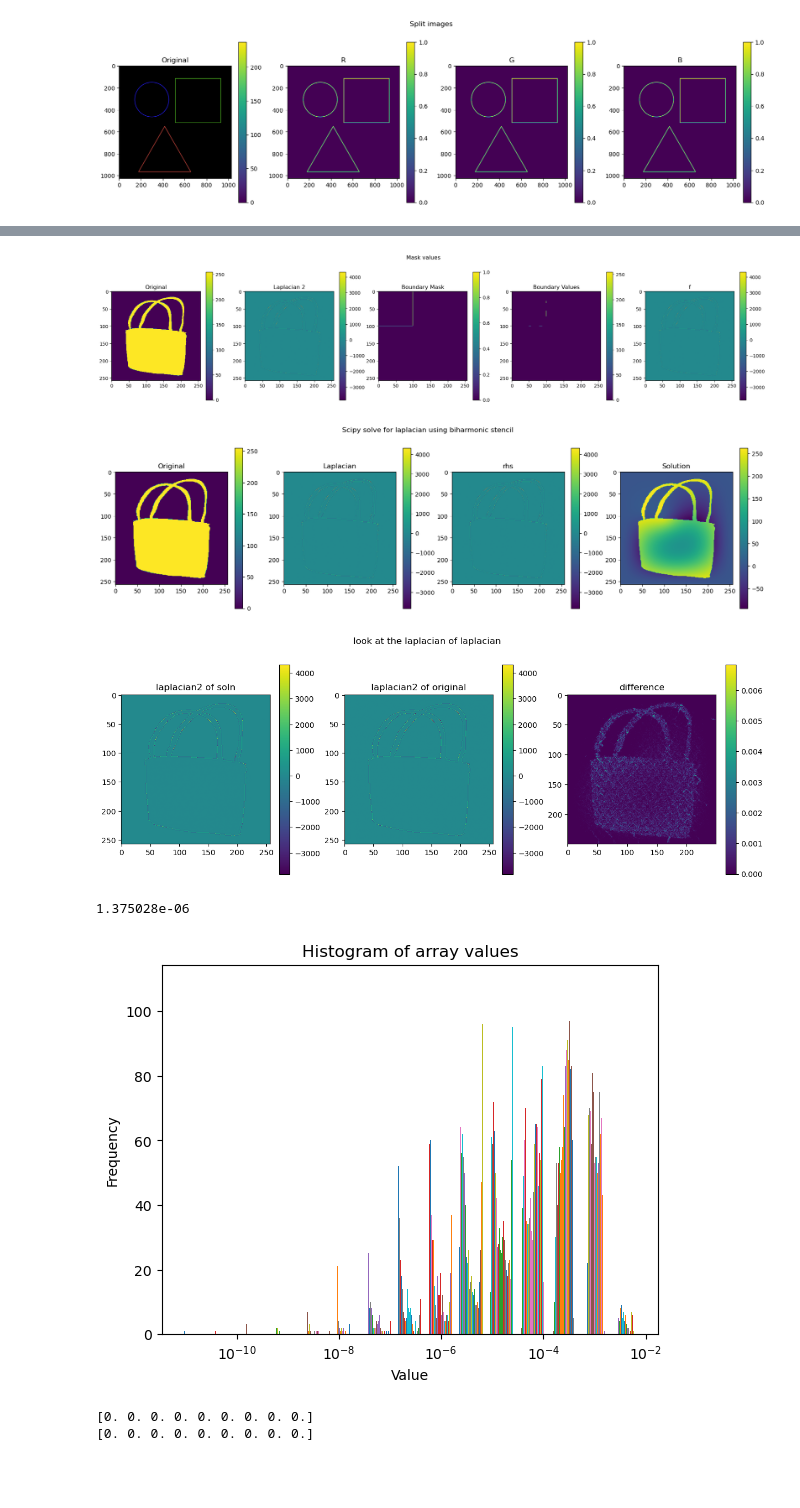
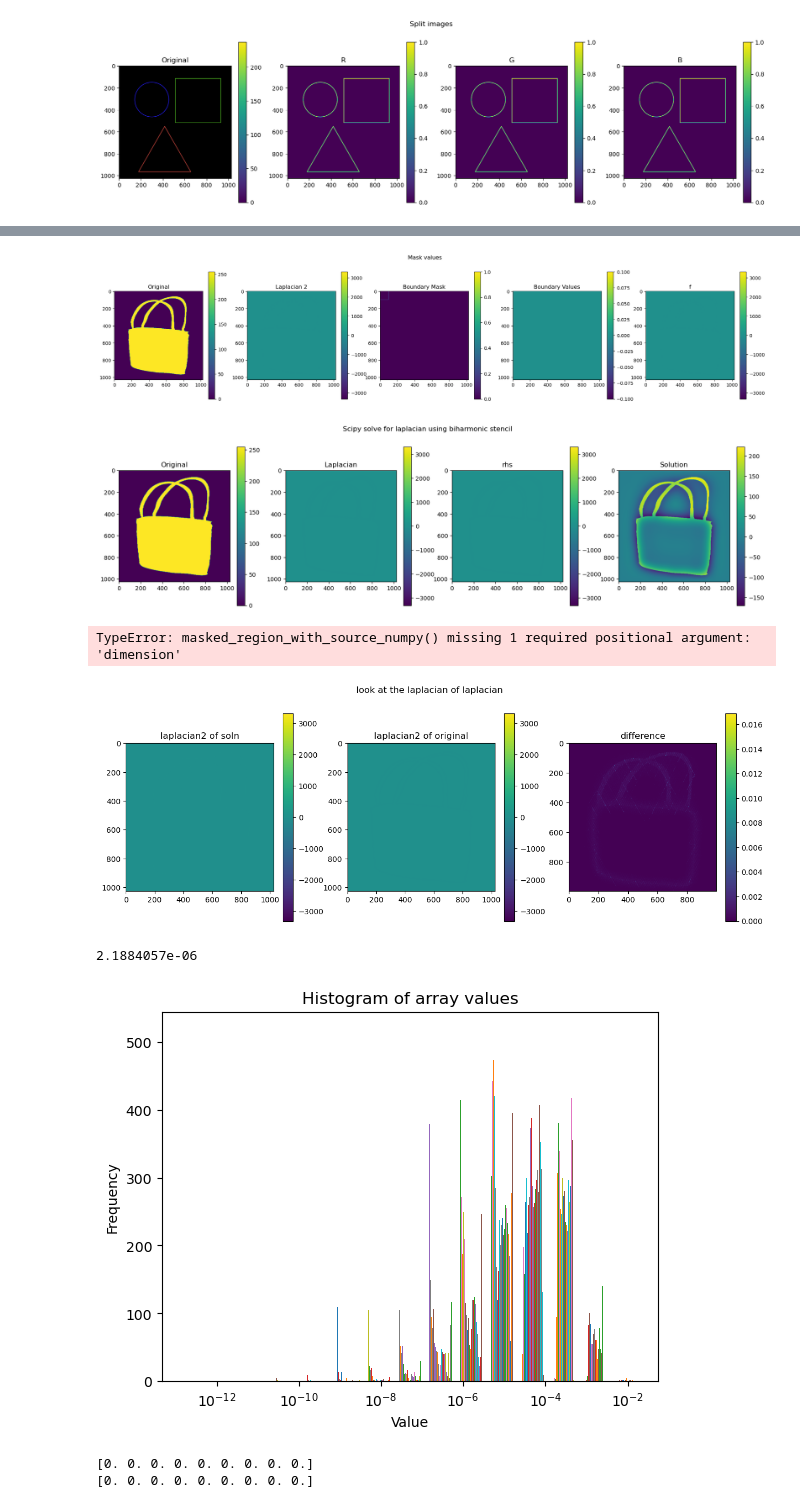
Before and after one commit to kerwin145/UGrid, a Jupyter notebook: playground.ipynb, the cells around one changed output, grey strips where cells are left out. Saved outputs shown, nothing was run; the diff lists cells and outputs as text; code cells hidden in the pictures; blank space fills up the shorter version.

Commit message:
testing legacy solver for biharmonic

```diff
--- a/playground.ipynb
+++ b/playground.ipynb
@@ -72,5 +76,5 @@ plt_subplot({
 # %%
-img = cv2.imread("var/testcase/bmp/257/bag.bmp", cv2.IMREAD_GRAYSCALE)  # ensures 2D grayscale
+img = cv2.imread("var/testcase/bmp/1025/bag.bmp", cv2.IMREAD_GRAYSCALE)  # ensures 2D grayscale
 img = img.astype(np.float32)  # convert to float32
 
 lap_map = get_laplacian_map(img)
@@ -93,18 +97,19 @@ def scipy_solve_biharmonic(bc_value: np.ndarray,
     X.resize(bc_mask.shape)
     return X.astype(np.float32), A, rhs.reshape(f.shape) # returning rhs for debugging
 
-bc_value, bc_mask, f = masked_region_with_source(source=img, derivative=lap2_map, device=device)
-# bc_value = np.zeros_like(lap_map)
-# bc_mask = np.ones_like(lap_map)
-# f = lap_map
+def masked_region_with_source_numpy(source, derivative, device, dimension):
+    bc_value, bc_mask, f = masked_region_with_source(source=source, derivative=derivative, device=device, dimension=dimension)
 
-# convert it back to numpy tensor just for testing, so that scipy legacy solver can be used
-if isinstance(bc_value, torch.Tensor):
-    bc_value = bc_value.squeeze().detach().cpu().numpy()
-if isinstance(bc_mask, torch.Tensor):
-    bc_mask = bc_mask.squeeze().detach().cpu().numpy()
-if isinstance(f, torch.Tensor):
-    f = f.detach().squeeze().cpu().numpy()
+    if isinstance(bc_value, torch.Tensor):
+        bc_value = bc_value.squeeze().detach().cpu().numpy()
+    if isinstance(bc_mask, torch.Tensor):
+        bc_mask = bc_mask.squeeze().detach().cpu().numpy()
+    if isinstance(f, torch.Tensor):
+        f = f.detach().squeeze().cpu().numpy()
+
+    return bc_value, bc_mask, f
+
+bc_value, bc_mask, f = masked_region_with_source_numpy(source=img, derivative=lap2_map, device=device, dimension=1025)
 
 plt_subplot({
     "Original": img,
@@ -114,7 +119,7 @@ plt_subplot({
     "f" : f
 }, suptitle="Mask values", unit_size=5)
 # %% [output]
-[figure, old version]
+[figure, new version]
 # %%
 solution, A, rhs = scipy_solve_biharmonic(bc_value.astype(np.float32), bc_mask.astype(np.float32), f.astype(np.float32))
 plt_subplot({
@@ -124,37 +129,49 @@ plt_subplot({
     "Solution": solution
 }, suptitle="Scipy solve for laplacian using biharmonic stencil", unit_size=5)
 # %% [output]
-[figure, old version]
+[figure, new version]
+# %%
+bc_value_2, bc_mask_2, f_2 = masked_region_with_source_numpy(source=np.zeros_like(img), derivative=img, device=device, dimension=1025)
+
+solution, A, rhs = scipy_solve_biharmonic(bc_value_2.astype(np.float32), bc_mask_2.astype(np.float32), f_2.astype(np.float32))
+plt_subplot({
+    "Original": img,
+    "Laplacian": lap2_map,
+    "rhs": rhs,
+    "Solution": solution
+}, suptitle="Scipy solve for laplacian using biharmonic stencil", unit_size=5)
+# %% [output]
+TypeError: masked_region_with_source_numpy() missing 1 required positional argument: 'dimension'
 # %%
 lap2_of_solution = get_laplacian_map(get_laplacian_map(solution))
 diff = np.abs(lap2_map - lap2_of_solution)
 diff = diff * (1-bc_mask)
-diff_sliced = diff[2:252, 2:252]
+diff_sliced = diff[2:1000, 2:1000]
 plt_subplot({
     "laplacian2 of soln":lap2_of_solution,
     "laplacian2 of original":lap2_map,
     "difference":diff_sliced
 }, suptitle="look at the laplacian of laplacian", unit_size=5)
 # %% [output]
-[figure, old version]
+[figure, new version]
 # %%
-lap2_map_sliced = lap2_map[2:252, 2:252]
+lap2_map_sliced = lap2_map[2:1000, 2:1000]
 relative_error = np.linalg.norm(diff_sliced)/np.linalg.norm(lap2_map_sliced)
 print(relative_error)
 
 diff_flat = diff_sliced.flatten()
 diff_flat = diff_flat[diff_flat > 0]
 
 bins = np.logspace(np.log10(diff_flat.min()), np.log10(diff_flat.max()), 16)
 plt.hist(diff_sliced, bins)  # adjust bins for granularity
 plt.xlabel("Value")
 plt.xscale("log")
 plt.ylabel("Frequency")
 plt.title("Histogram of array values")
 plt.show()
 # %% [output]
-1.375028e-06
+2.1884057e-06
-[figure, old version]
+[figure, new version]
 # %%
 N = 3  # grid size
 bc_mask = np.zeros((N, N), dtype=np.uint8)
```
Also changed, not shown: parts of 3 cells of this notebook, 1 other file.
